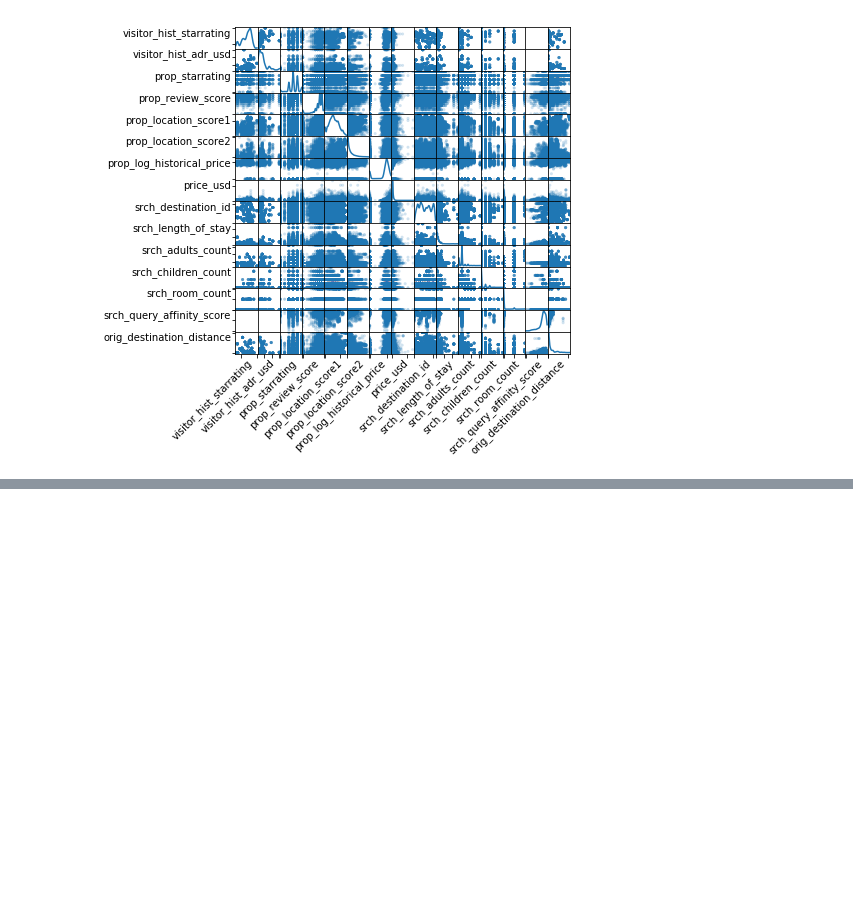
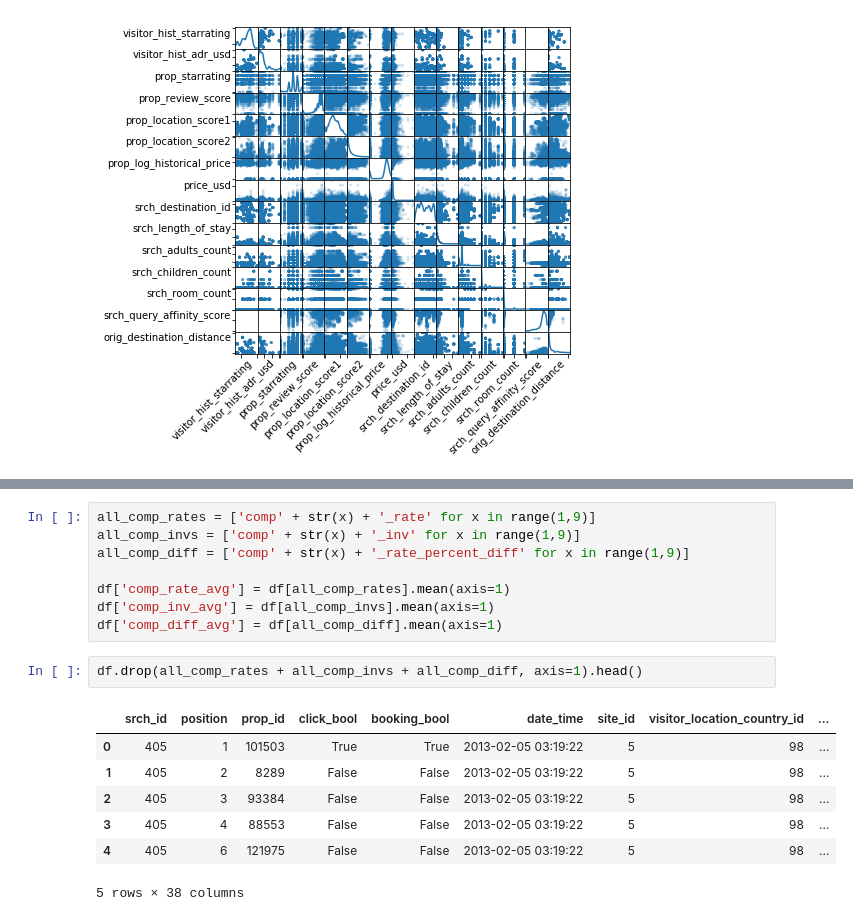
Before and after one commit to MaicoTimmerman/uva_data_mining_techniques, a Jupyter notebook: assignment2/data/exploration.ipynb, the cells around one changed output, grey strips where cells are left out. Saved outputs shown, nothing was run; the diff lists cells and outputs as text; blank space fills up the shorter version.

```diff
--- a/assignment2/data/exploration.ipynb
+++ b/assignment2/data/exploration.ipynb
@@ -350,0 +336,18 @@ df.head()
+# %%
+all_comp_rates = ['comp' + str(x) + '_rate' for x in range(1,9)]
+all_comp_invs = ['comp' + str(x) + '_inv' for x in range(1,9)]
+all_comp_diff = ['comp' + str(x) + '_rate_percent_diff' for x in range(1,9)]
+
+df['comp_rate_avg'] = df[all_comp_rates].mean(axis=1)
+df['comp_inv_avg'] = df[all_comp_invs].mean(axis=1)
+df['comp_diff_avg'] = df[all_comp_diff].mean(axis=1)
+# %%
+df.drop(all_comp_rates + all_comp_invs + all_comp_diff, axis=1).head()
+# %% [output]
+|  | srch_id | position | prop_id | click_bool | booking_bool | date_time | site_id | visitor_location_country_id | ... |
+| 0 | 405 | 1 | 101503 | True | True | 2013-02-05 03:19:22 | 5 | 98 | ... |
+| 1 | 405 | 2 | 8289 | False | False | 2013-02-05 03:19:22 | 5 | 98 | ... |
+| 2 | 405 | 3 | 93384 | False | False | 2013-02-05 03:19:22 | 5 | 98 | ... |
+| 3 | 405 | 4 | 88553 | False | False | 2013-02-05 03:19:22 | 5 | 98 | ... |
+| 4 | 405 | 6 | 121975 | False | False | 2013-02-05 03:19:22 | 5 | 98 | ... |
+5 rows × 38 columns
```
Also changed, not shown: parts of 9 cells of this notebook, 2 other files.
